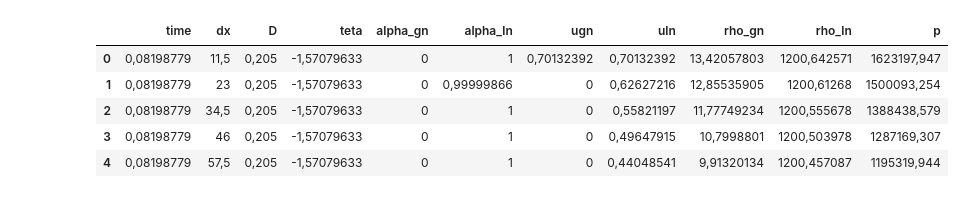
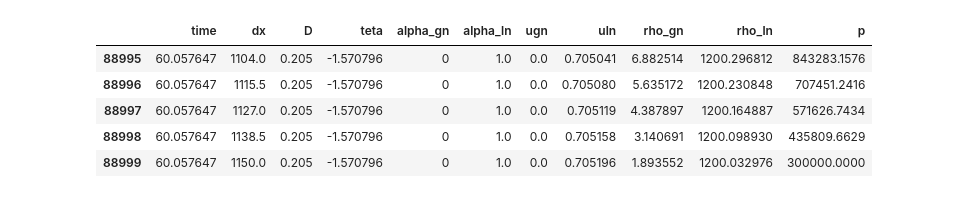
Before and after one commit to Digan1988/pinn_ns, a Jupyter notebook: pinns.ipynb, the cells around one changed output. Cells and saved outputs as stored; diff of their text form; code cells hidden in the pictures.

```diff
--- a/pinns.ipynb
+++ b/pinns.ipynb
@@ -16,14 +30,12 @@ uploaded = files.upload()
 # %%
 path = io.StringIO(uploaded["ddataset.csv"].decode('utf-8'))
 df = pd.read_csv(path, sep=';')
-dataset = df.values
-df.head()
-#dataset.shape[0] = 89000
-#dataset.shape[1] = 11
+dataset = df.copy()
+df.tail()
 # %% [output]
 |  | time | dx | D | teta | alpha_gn | alpha_ln | ugn | uln | rho_gn | rho_ln | p |
-| 0 | 0,08198779 | 11,5 | 0,205 | -1,57079633 | 0 | 1 | 0,70132392 | 0,70132392 | 13,42057803 | 1200,642571 | 1623197,947 |
-| 1 | 0,08198779 | 23 | 0,205 | -1,57079633 | 0 | 0,99999866 | 0 | 0,62627216 | 12,85535905 | 1200,61268 | 1500093,254 |
-| 2 | 0,08198779 | 34,5 | 0,205 | -1,57079633 | 0 | 1 | 0 | 0,55821197 | 11,77749234 | 1200,555678 | 1388438,579 |
-| 3 | 0,08198779 | 46 | 0,205 | -1,57079633 | 0 | 1 | 0 | 0,49647915 | 10,7998801 | 1200,503978 | 1287169,307 |
-| 4 | 0,08198779 | 57,5 | 0,205 | -1,57079633 | 0 | 1 | 0 | 0,44048541 | 9,91320134 | 1200,457087 | 1195319,944 |
+| 88995 | 60.057647 | 1104.0 | 0.205 | -1.570796 | 0 | 1.0 | 0.0 | 0.705041 | 6.882514 | 1200.296812 | 843283.1576 |
+| 88996 | 60.057647 | 1115.5 | 0.205 | -1.570796 | 0 | 1.0 | 0.0 | 0.705080 | 5.635172 | 1200.230848 | 707451.2416 |
+| 88997 | 60.057647 | 1127.0 | 0.205 | -1.570796 | 0 | 1.0 | 0.0 | 0.705119 | 4.387897 | 1200.164887 | 571626.7434 |
+| 88998 | 60.057647 | 1138.5 | 0.205 | -1.570796 | 0 | 1.0 | 0.0 | 0.705158 | 3.140691 | 1200.098930 | 435809.6629 |
+| 88999 | 60.057647 | 1150.0 | 0.205 | -1.570796 | 0 | 1.0 | 0.0 | 0.705196 | 1.893552 | 1200.032976 | 300000.0000 |
```
Also changed, not shown: parts of 19 cells of this notebook.
